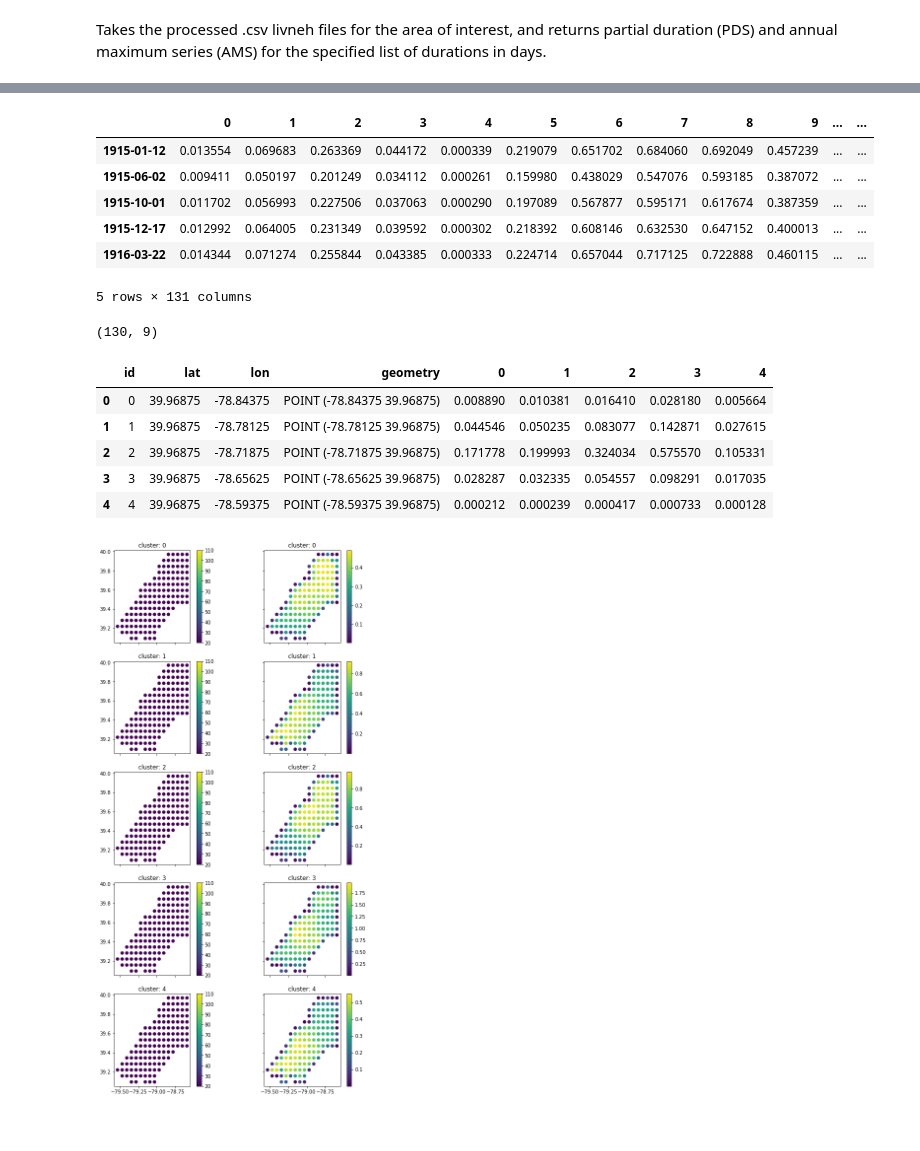
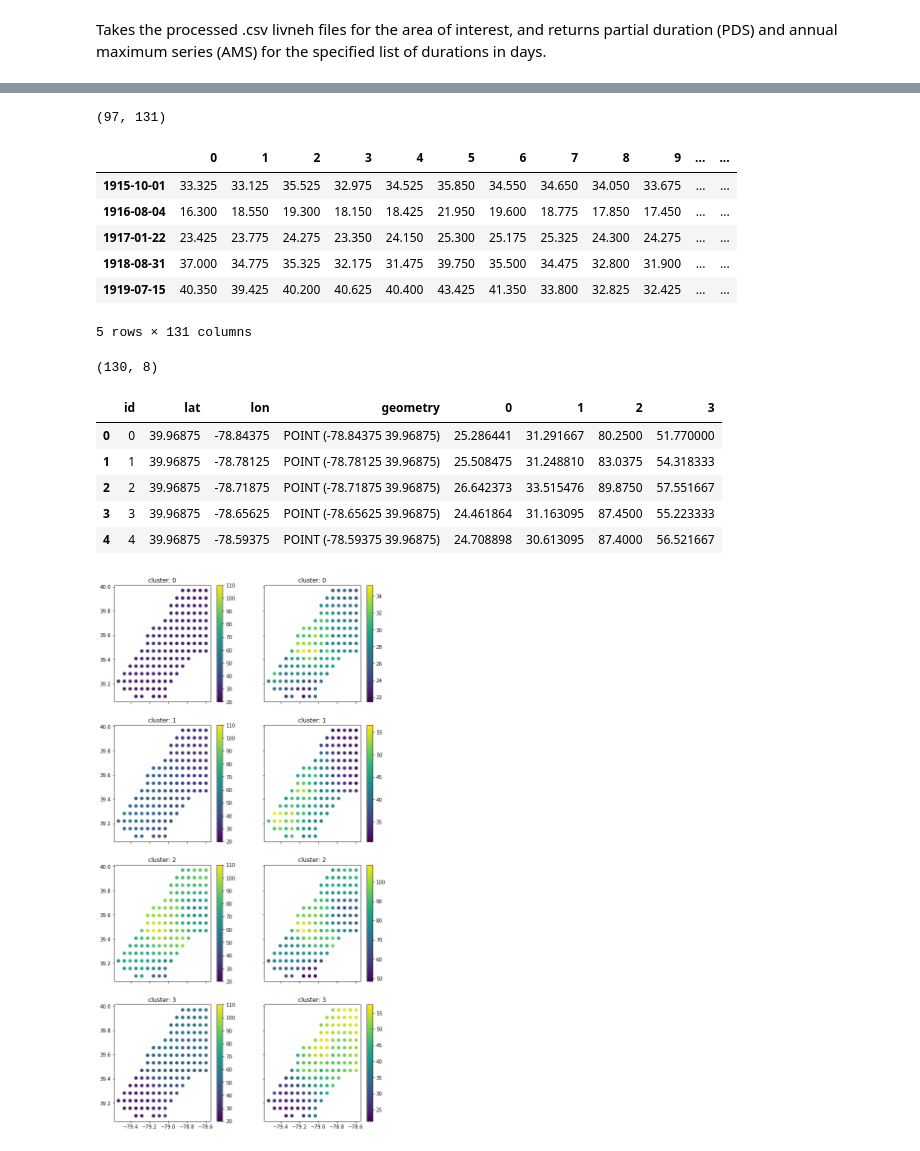
Before and after one commit to JohnRushKucharski/locus, a Jupyter notebook: src/examples/northbranch.ipynb, the cells around one changed output, grey strips where cells are left out. Cells and saved outputs as stored; diff of their text form; code cells hidden in the pictures.

```diff
--- a/src/examples/northbranch.ipynb
+++ b/src/examples/northbranch.ipynb
@@ -87,7 +87,7 @@ bbox[3] = bbox[3] + buffer
 # %% [markdown]
 Gathers the list of input .NetCDF file path (as strings) to process, and the output paths (as strings) for the processed .csv files.
 # %%
-srt_paths: List[str] = livneh.inputfilepaths(f'{inputs}livneh/', vars=['prec'], yrs=[i for i in range(1915, 2012)])
+srt_paths: List[str] = livneh.inputfilepaths(f'{inputs}', vars=['prec'], yrs=[i for i in range(1915, 2012)])
 end_paths: List[str] = livneh.outputfilepaths(output, srt_paths)
 # %%
 ids = livneh.ids(srt_paths[0], boundarybox=bbox, wbd=wbd).drop(columns=['area_km2', 'area_weight'])
@@ -112,4 +114,5 @@ Takes the processed .csv livneh files for the area of interest, and returns part
 # %%
-df = pd.read_csv(f'{output}pds/1dy_grids.csv', index_col=[0])
+df = pd.read_csv(f'{output}ams/1dy_grids.csv', index_col=[0])
+print(df.shape)
 df.head()
 # %% [output]
@@ -123,14 +127,16 @@ df.head()
 # %%
 df_clustered = locus.storm_centers(df)
+print(df_clustered.shape)
 df_clustered.head()
 # %% [output]
+(97, 131)
 |  | 0 | 1 | 2 | 3 | 4 | 5 | 6 | 7 | 8 | 9 | ... | ... |
-| 1915-01-12 | 0.013554 | 0.069683 | 0.263369 | 0.044172 | 0.000339 | 0.219079 | 0.651702 | 0.684060 | 0.692049 | 0.457239 | ... | ... |
-| 1915-06-02 | 0.009411 | 0.050197 | 0.201249 | 0.034112 | 0.000261 | 0.159980 | 0.438029 | 0.547076 | 0.593185 | 0.387072 | ... | ... |
-| 1915-10-01 | 0.011702 | 0.056993 | 0.227506 | 0.037063 | 0.000290 | 0.197089 | 0.567877 | 0.595171 | 0.617674 | 0.387359 | ... | ... |
-| 1915-12-17 | 0.012992 | 0.064005 | 0.231349 | 0.039592 | 0.000302 | 0.218392 | 0.608146 | 0.632530 | 0.647152 | 0.400013 | ... | ... |
-| 1916-03-22 | 0.014344 | 0.071274 | 0.255844 | 0.043385 | 0.000333 | 0.224714 | 0.657044 | 0.717125 | 0.722888 | 0.460115 | ... | ... |
+| 1915-10-01 | 33.325 | 33.125 | 35.525 | 32.975 | 34.525 | 35.850 | 34.550 | 34.650 | 34.050 | 33.675 | ... | ... |
+| 1916-08-04 | 16.300 | 18.550 | 19.300 | 18.150 | 18.425 | 21.950 | 19.600 | 18.775 | 17.850 | 17.450 | ... | ... |
+| 1917-01-22 | 23.425 | 23.775 | 24.275 | 23.350 | 24.150 | 25.300 | 25.175 | 25.325 | 24.300 | 24.275 | ... | ... |
+| 1918-08-31 | 37.000 | 34.775 | 35.325 | 32.175 | 31.475 | 39.750 | 35.500 | 34.475 | 32.800 | 31.900 | ... | ... |
+| 1919-07-15 | 40.350 | 39.425 | 40.200 | 40.625 | 40.400 | 43.425 | 41.350 | 33.800 | 32.825 | 32.425 | ... | ... |
-5 rows × 131 columns
+5 rows × 131 columns
 # %%
 # grids DB from locus,ipynb in old dataset.
 # points = pd.read_csv(inputs + 'prec.1915.csv')
@@ -143,22 +149,23 @@ cluster_means = locus.cluster_means(df_clustered, ids)
 print(cluster_means.shape)
 cluster_means.head()
 # %% [output]
-(130, 9)
+(130, 8)
-|  | id | lat | lon | geometry | 0 | 1 | 2 | 3 | 4 |
-| 0 | 0 | 39.96875 | -78.84375 | POINT (-78.84375 39.96875) | 0.008890 | 0.010381 | 0.016410 | 0.028180 | 0.005664 |
-| 1 | 1 | 39.96875 | -78.78125 | POINT (-78.78125 39.96875) | 0.044546 | 0.050235 | 0.083077 | 0.142871 | 0.027615 |
-| 2 | 2 | 39.96875 | -78.71875 | POINT (-78.71875 39.96875) | 0.171778 | 0.199993 | 0.324034 | 0.575570 | 0.105331 |
-| 3 | 3 | 39.96875 | -78.65625 | POINT (-78.65625 39.96875) | 0.028287 | 0.032335 | 0.054557 | 0.098291 | 0.017035 |
-| 4 | 4 | 39.96875 | -78.59375 | POINT (-78.59375 39.96875) | 0.000212 | 0.000239 | 0.000417 | 0.000733 | 0.000128 |
+|  | id | lat | lon | geometry | 0 | 1 | 2 | 3 |
+| 0 | 0 | 39.96875 | -78.84375 | POINT (-78.84375 39.96875) | 25.286441 | 31.291667 | 80.2500 | 51.770000 |
+| 1 | 1 | 39.96875 | -78.78125 | POINT (-78.78125 39.96875) | 25.508475 | 31.248810 | 83.0375 | 54.318333 |
+| 2 | 2 | 39.96875 | -78.71875 | POINT (-78.71875 39.96875) | 26.642373 | 33.515476 | 89.8750 | 57.551667 |
+| 3 | 3 | 39.96875 | -78.65625 | POINT (-78.65625 39.96875) | 24.461864 | 31.163095 | 87.4500 | 55.223333 |
+| 4 | 4 | 39.96875 | -78.59375 | POINT (-78.59375 39.96875) | 24.708898 | 30.613095 | 87.4000 | 56.521667 |
 # %%
-from matplotlib import pyplot as plt
-fig, axs = plt.subplots(nrows=5, ncols=2, figsize=(10, 20), sharex=True, sharey=True)
+
+clusters = sum([1 if type(i) is int else 0 for i in cluster_means.columns.values])
+fig, axs = plt.subplots(nrows=clusters, ncols=2, figsize=(10, 20), sharex=True, sharey=True)
 for column in range(2):
-    for cluster in range(5):
+    for cluster in range(clusters):
         cluster_means.plot(ax=axs[cluster, column], column=cluster, vmin=20, vmax=110, legend = True) if column==0 else cluster_means.plot(ax=axs[cluster, column], column=cluster, legend=True)
         axs[cluster, column].set_title(f'cluster: {cluster}')
 # %% [output]
-[figure, old version]
+[figure, new version]
 # %%
 print(df.sum(axis=1))
 # %% [output]
```
Also changed, not shown: parts of 4 cells of this notebook, 9 other files.
